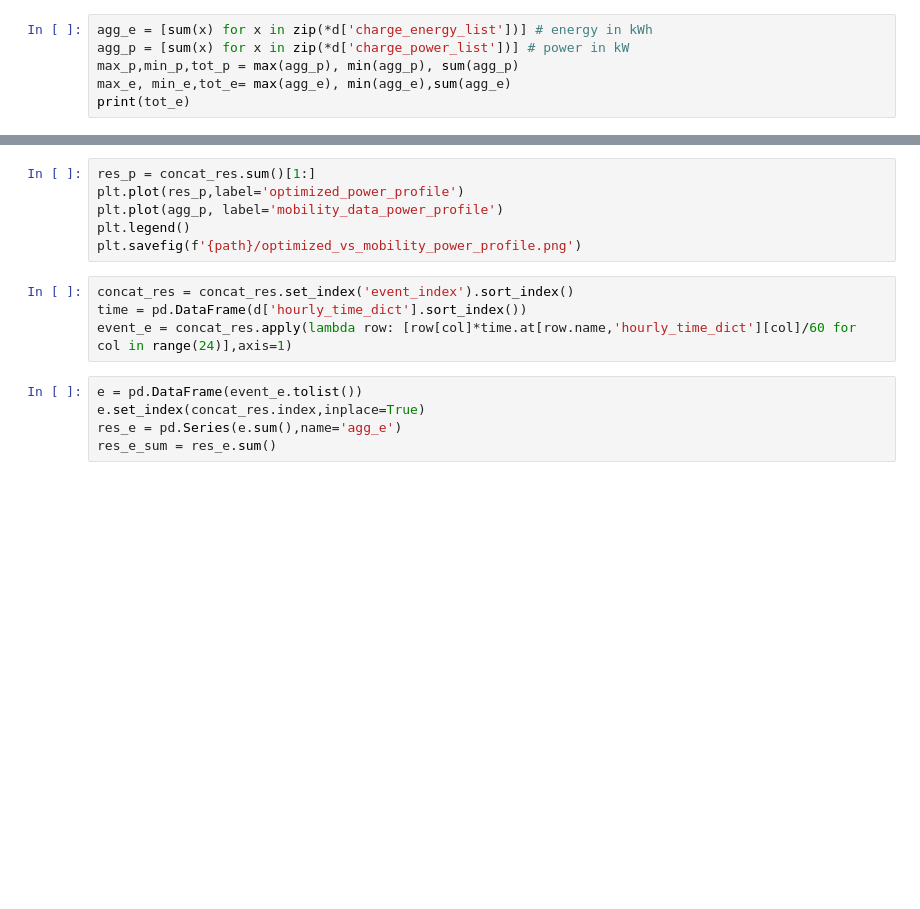
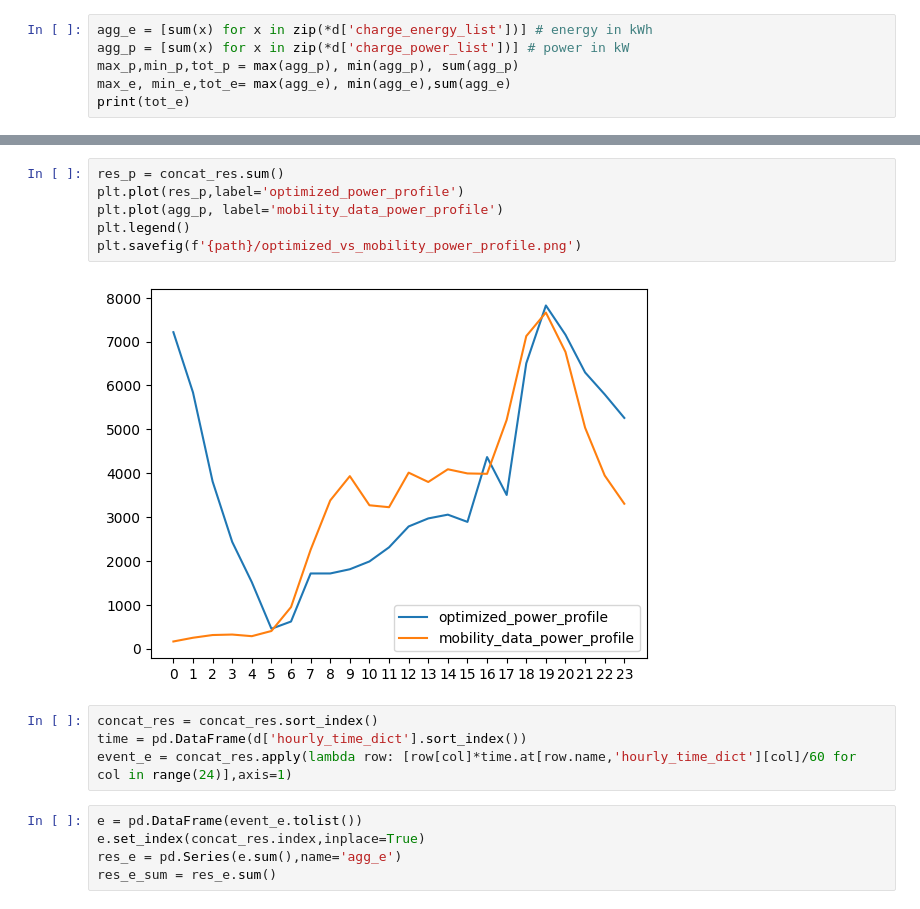
Before and after one commit to Huiwennnnn/MT, a Jupyter notebook: match_profile_split.ipynb, the cells around one changed output, grey strips where cells are left out. Cells and saved outputs as stored; diff of their text form; blank space fills up the shorter version.

```diff
--- a/match_profile_split.ipynb
+++ b/match_profile_split.ipynb
@@ -517,11 +547,13 @@ plt.show()
 # %%
-res_p = concat_res.sum()[1:]
+res_p = concat_res.sum()
 plt.plot(res_p,label='optimized_power_profile')
 plt.plot(agg_p, label='mobility_data_power_profile')
 plt.legend()
 plt.savefig(f'{path}/optimized_vs_mobility_power_profile.png')
+# %% [output]
+[figure, added]
 # %%
-concat_res = concat_res.set_index('event_index').sort_index()
+concat_res = concat_res.sort_index()
 time = pd.DataFrame(d['hourly_time_dict'].sort_index())
 event_e = concat_res.apply(lambda row: [row[col]*time.at[row.name,'hourly_time_dict'][col]/60 for col in range(24)],axis=1)
 # %%
```
Also changed, not shown: parts of 10 cells of this notebook.
